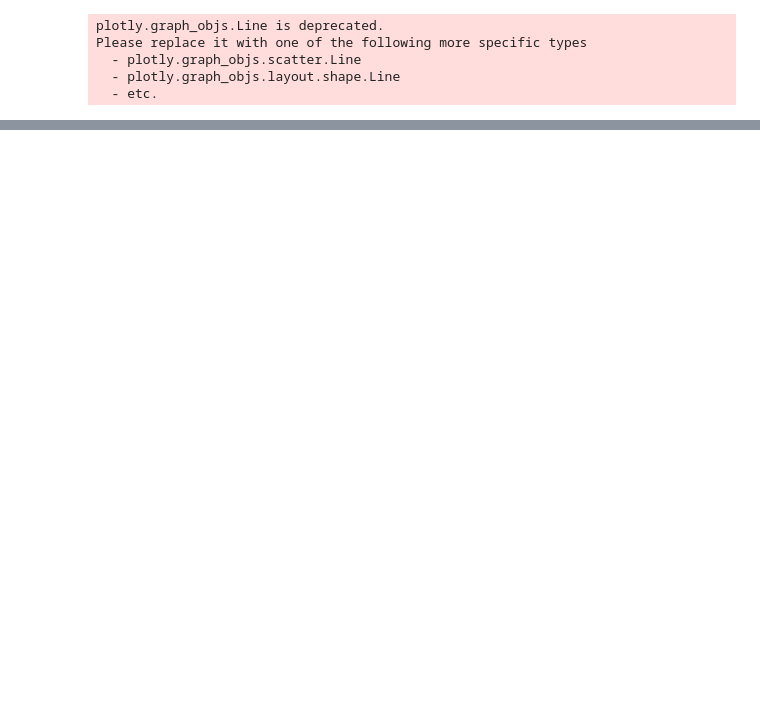
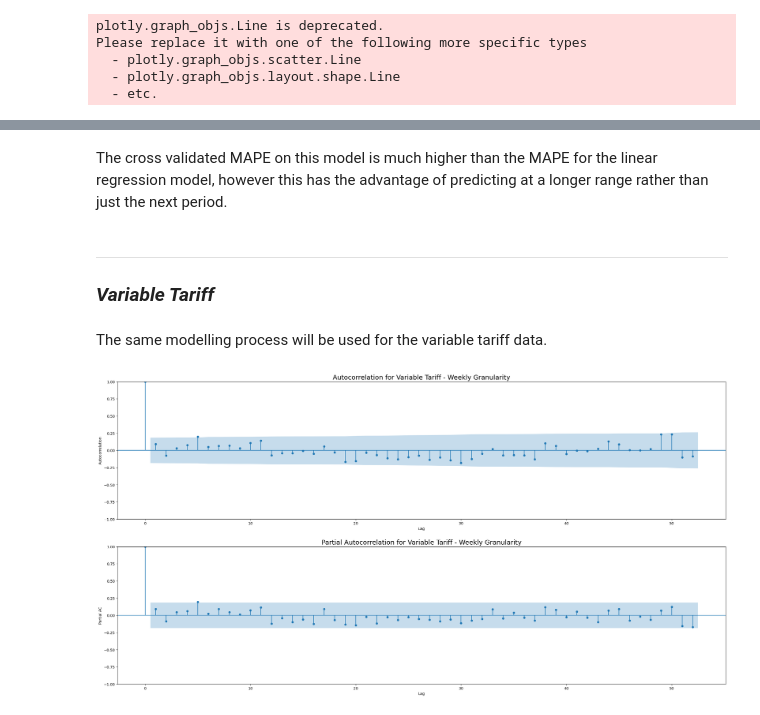
Before and after one commit to trihaovan/smart_meter_prediction, a Jupyter notebook: SARIMA.ipynb, the cells around one changed output, grey strips where cells are left out. Drawn from its saved outputs; the diff is of its cells as text; code cells hidden in the pictures; blank space fills up the shorter version.

```diff
--- a/SARIMA.ipynb
+++ b/SARIMA.ipynb
@@ -30,0 +22,3 @@ for i in range(len(DF_dict['DF'])):
+# %%
+day_df = pd.read_pickle('data/LCL_unstack_wks.pkl')
+day_df.head()
@@ -280,0 +310,26 @@ mean_absolute_percentage_error(ToU_train.head(-1),ToU_pred_train)
+# %% [markdown]
+The cross validated MAPE on this model is much higher than the MAPE for the linear regression model, however this has the advantage of predicting at a longer range rather than just the next period.
+# %% [markdown]
+---
+
+### *Variable Tariff*
+# %% [markdown]
+The same modelling process will be used for the variable tariff data.
+# %%
+plt.subplots(2, 1, figsize = (30, 15))
+
+plt.subplot(2,1,1)
+# put the acf plot on the current axis
+plot_acf(day_df["ToU"].diff(1).dropna(), lags=52, ax=plt.gca())
+plt.xlabel('Lag')
+plt.ylabel('Autocorrelation')
+plt.title('Autocorrelation for Variable Tariff - Weekly Granularity', fontsize = 18)
+
+plt.subplot(2,1,2)
+plot_pacf(day_df["ToU"].diff(1).dropna(), lags=52, ax=plt.gca(), method='ywm')
+plt.xlabel('Lag')
+plt.ylabel('Partial AC')
+plt.title('Partial Autocorrelation for Variable Tariff - Weekly Granularity', fontsize = 18)
+plt.show()
+# %% [output]
+[figure, added]
```
Also changed, not shown: parts of 57 cells of this notebook, 1 other file.
